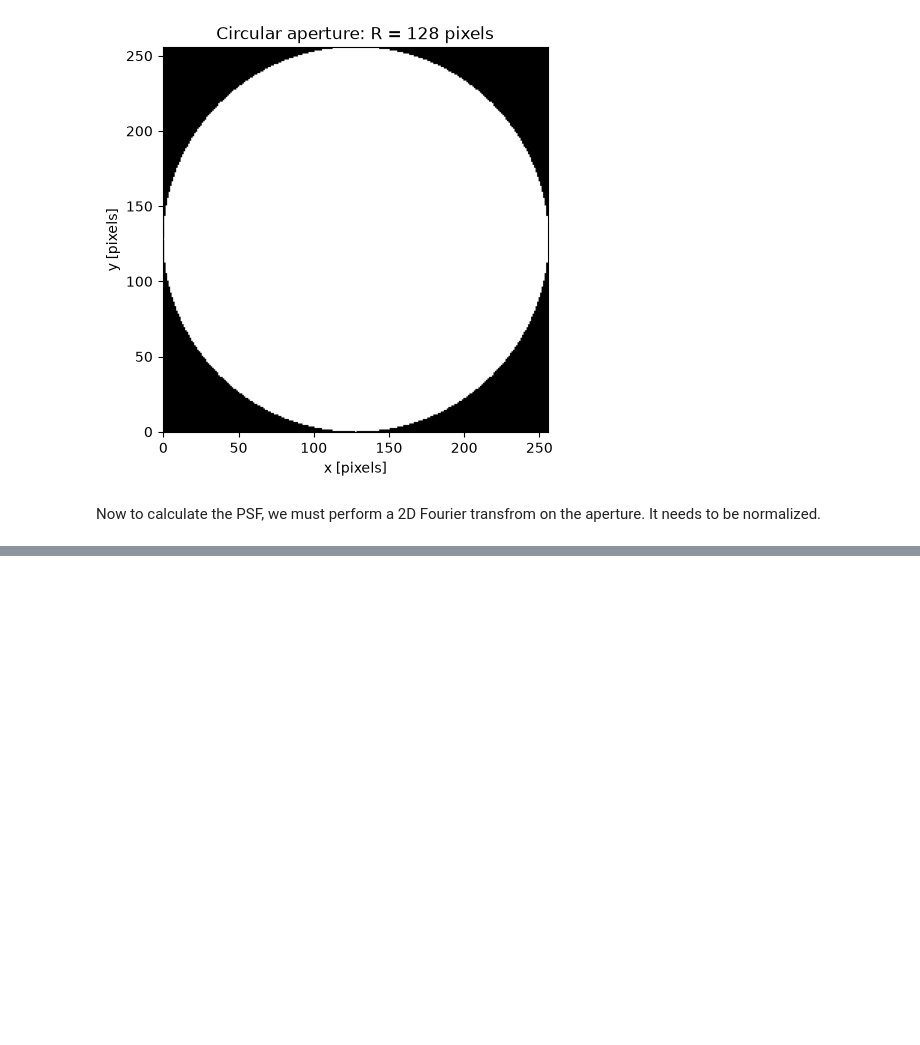
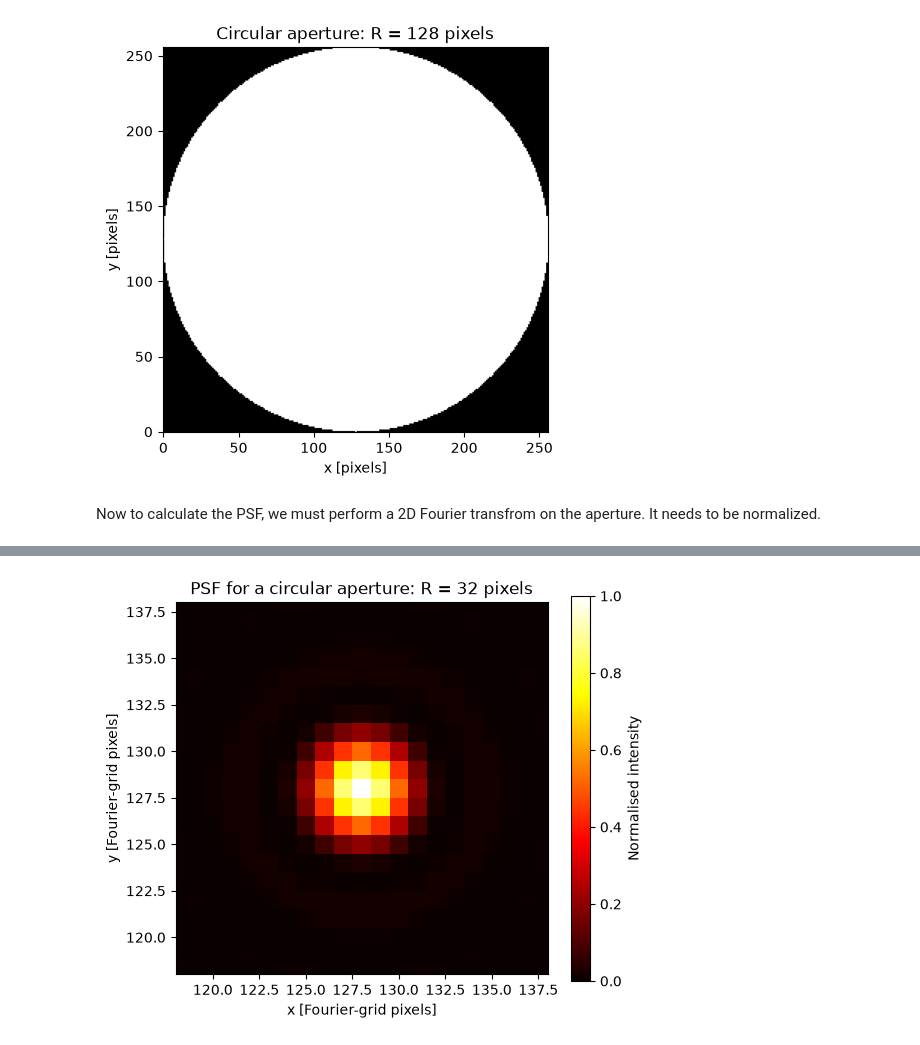
Before and after one commit to Natalia985/Third-semester-MASS, a Jupyter notebook: Astrophysical_Techniques/HW2_Image_Formation.ipynb, the cells around one changed output, grey strips where cells are left out. Saved outputs shown, nothing was run; the diff lists cells and outputs as text; code cells hidden in the pictures; blank space fills up the shorter version.

```diff
--- a/Astrophysical_Techniques/HW2_Image_Formation.ipynb
+++ b/Astrophysical_Techniques/HW2_Image_Formation.ipynb
@@ -123,0 +182,26 @@ psf = psf / psf.max()
+# %%
+R = 32
+
+aperture = ((x - xc)**2 + (y - yc)**2 <= R**2).astype(float)
+
+amplitude = np.fft.fftshift(np.fft.fft2(aperture))
+psf = np.abs(amplitude)**2
+psf /= psf.max()
+
+plt.figure(figsize=(6, 5))
+plt.imshow(
+    psf,
+    cmap="hot",
+    origin="lower",
+    vmin=0,
+    vmax=1
+)
+plt.xlim(xc - 10, xc + 10)
+plt.ylim(yc - 10, yc + 10)
+plt.title(f"PSF for a circular aperture: R = {R} pixels")
+plt.xlabel("x [Fourier-grid pixels]")
+plt.ylabel("y [Fourier-grid pixels]")
+plt.colorbar(label="Normalised intensity")
+plt.show()
+# %% [output]
+[figure, added]
```
Also changed, not shown: parts of 9 cells of this notebook.
